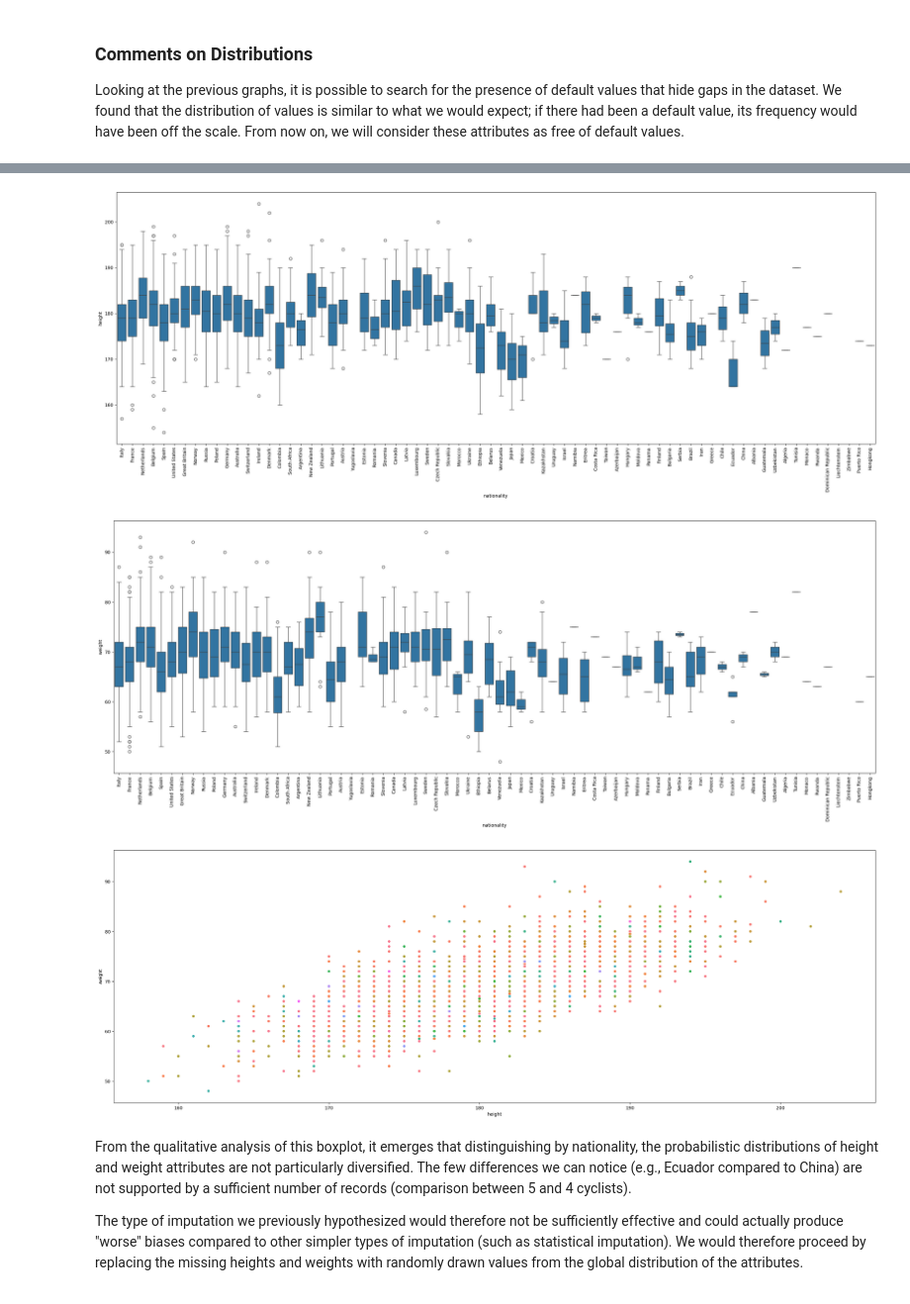
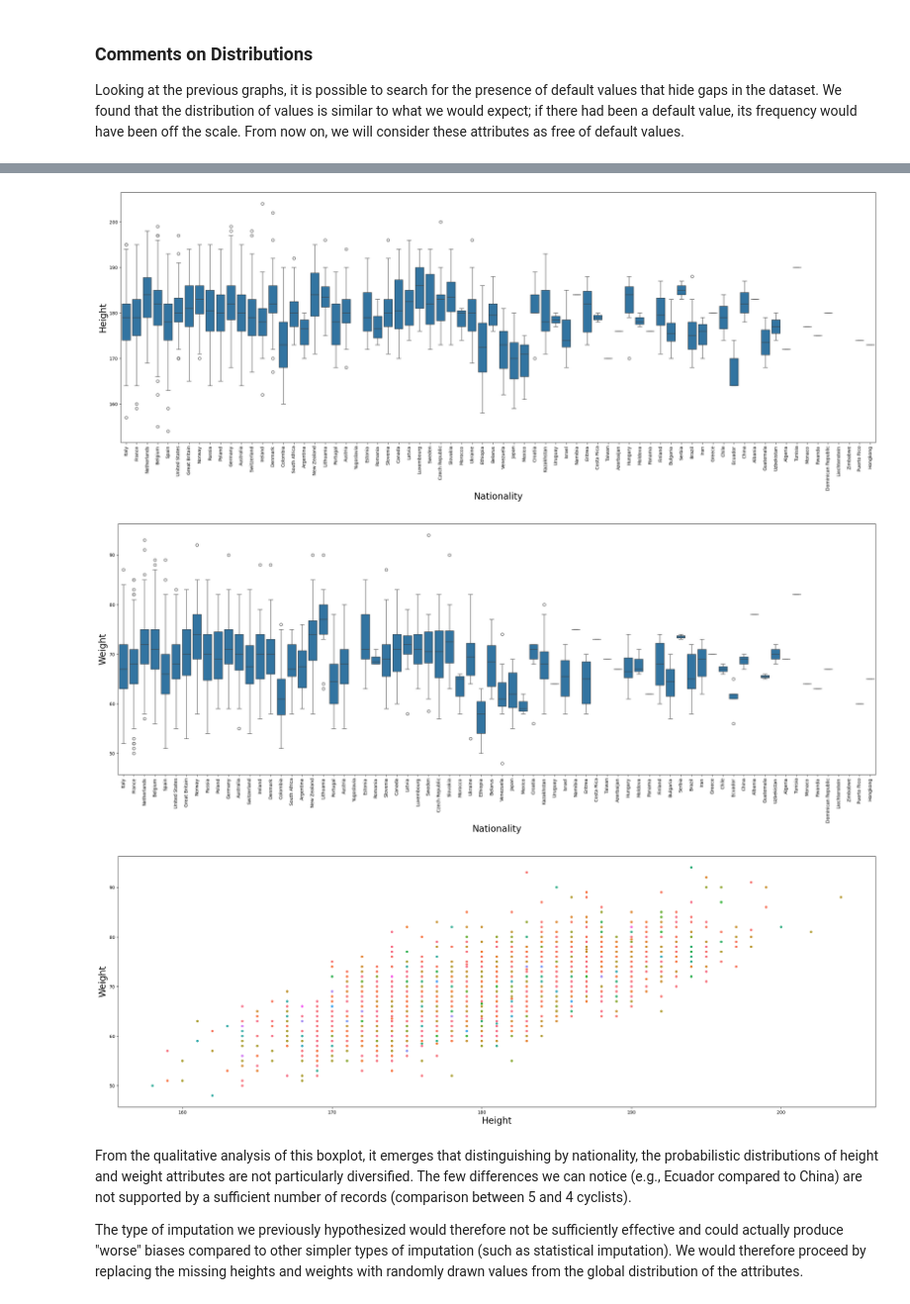
Before and after one commit to JacopoRaffi/DM_Project, a Jupyter notebook: TASK1/cyclists_understanding.ipynb, the cells around one changed output, grey strips where cells are left out. Shown: that part at 99% size. Saved outputs shown, nothing was run; the diff lists cells and outputs as text; code cells hidden in the pictures.

```diff
--- a/TASK1/cyclists_understanding.ipynb
+++ b/TASK1/cyclists_understanding.ipynb
@@ -336,23 +348,29 @@ Looking at the previous graphs, it is possible to search for the presence of def
 plt.figure(figsize=(30, 10))
 sb.boxplot(x='nationality', y='height', data=dataset)
 plt.xticks(rotation=90);
+plt.xlabel('Nationality', fontsize=20)
+plt.ylabel('Height', fontsize=20)
 plt.show()
 # %% [output]
-[figure, old version]
+[figure, new version]
 # %%
 plt.figure(figsize=(30, 10))
 sb.boxplot(x='nationality', y='weight', data=dataset)
 plt.xticks(rotation=90);
+plt.xlabel('Nationality', fontsize=20)
+plt.ylabel('Weight', fontsize=20)
 plt.show()
 # %% [output]
-[figure, old version]
+[figure, new version]
 # %%
 plt.figure(figsize=(30, 10))
 sb.scatterplot(x='height', y='weight', data=dataset, hue='nationality')
 plt.legend().remove()
+plt.xlabel('Height', fontsize=20)
+plt.ylabel('Weight', fontsize=20)
 plt.show()
 # %% [output]
-[figure, old version]
+[figure, new version]
 # %% [markdown]
 From the qualitative analysis of this boxplot, it emerges that distinguishing by nationality, the probabilistic distributions of height and weight attributes are not particularly diversified. The few differences we can notice (e.g., Ecuador compared to China) are not supported by a sufficient number of records (comparison between 5 and 4 cyclists).
 
```
Also changed, not shown: parts of 28 cells of this notebook, 3 other files.
